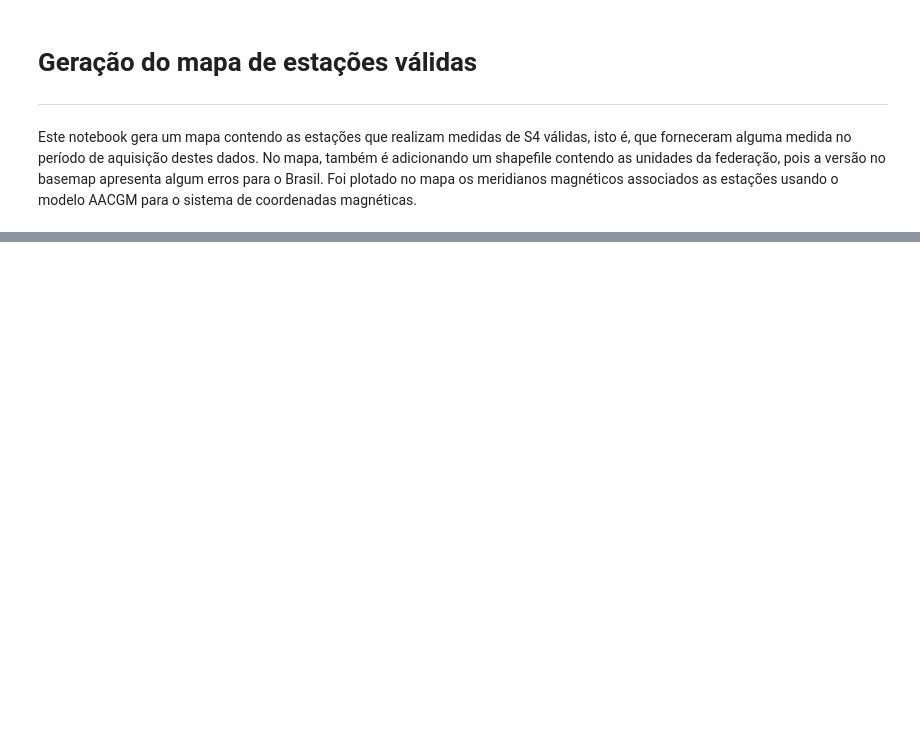
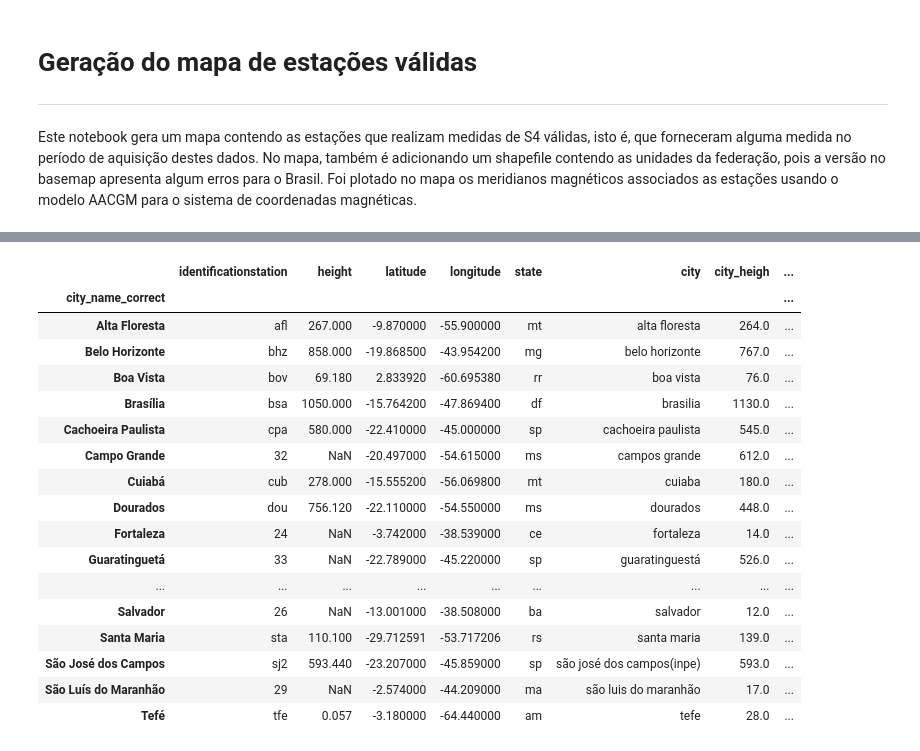
Before and after one commit to retiarus/correlation_vtec_s4, a Jupyter notebook: 01_show_stations.ipynb, the cells around one changed output, grey strips where cells are left out. Drawn from its saved outputs; the diff is of its cells as text; code cells hidden in the pictures; blank space fills up the shorter version.

```diff
--- a/01_show_stations.ipynb
+++ b/01_show_stations.ipynb
@@ -154,6 +159,28 @@ for i in df_station.itertuples():
 
 df_station['mag_latitude'] = np.array(mag_lat)
 df_station['mag_longitude'] = np.array(mag_lon)
+# %%
+df_station.to_pickle(os.path.join(local_data, 'df_station_sort.pkl'))
+df_station
+# %% [output]
+|  | identificationstation | height | latitude | longitude | state | city | city_heigh | ... |
+| city_name_correct |  |  |  |  |  |  |  | ... |
+| Alta Floresta | afl | 267.000 | -9.870000 | -55.900000 | mt | alta floresta | 264.0 | ... |
+| Belo Horizonte | bhz | 858.000 | -19.868500 | -43.954200 | mg | belo horizonte | 767.0 | ... |
+| Boa Vista | bov | 69.180 | 2.833920 | -60.695380 | rr | boa vista | 76.0 | ... |
+| Brasília | bsa | 1050.000 | -15.764200 | -47.869400 | df | brasilia | 1130.0 | ... |
+| Cachoeira Paulista | cpa | 580.000 | -22.410000 | -45.000000 | sp | cachoeira paulista | 545.0 | ... |
+| Campo Grande | 32 | NaN | -20.497000 | -54.615000 | ms | campos grande | 612.0 | ... |
+| Cuiabá | cub | 278.000 | -15.555200 | -56.069800 | mt | cuiaba | 180.0 | ... |
+| Dourados | dou | 756.120 | -22.110000 | -54.550000 | ms | dourados | 448.0 | ... |
+| Fortaleza | 24 | NaN | -3.742000 | -38.539000 | ce | fortaleza | 14.0 | ... |
+| Guaratinguetá | 33 | NaN | -22.789000 | -45.220000 | sp | guaratinguestá | 526.0 | ... |
+| ... | ... | ... | ... | ... | ... | ... | ... | ... |
+| Salvador | 26 | NaN | -13.001000 | -38.508000 | ba | salvador | 12.0 | ... |
+| Santa Maria | sta | 110.100 | -29.712591 | -53.717206 | rs | santa maria | 139.0 | ... |
+| São José dos Campos | sj2 | 593.440 | -23.207000 | -45.859000 | sp | são josé dos campos(inpe) | 593.0 | ... |
+| São Luís do Maranhão | 29 | NaN | -2.574000 | -44.209000 | ma | são luis do maranhão | 17.0 | ... |
+| Tefé | tfe | 0.057 | -3.180000 | -64.440000 | am | tefe | 28.0 | ... |
 # %%
 dtime = dt.datetime(2013, 1, 1)
 mag_meridians_lines = []
```
Also changed, not shown: parts of 7 cells of this notebook.
